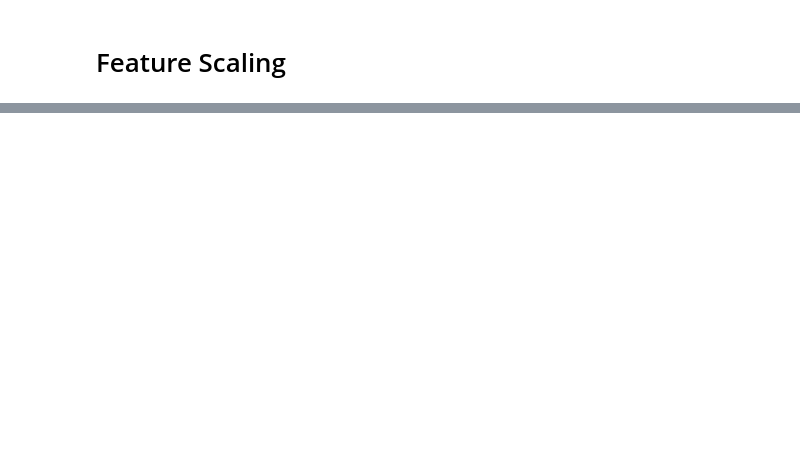
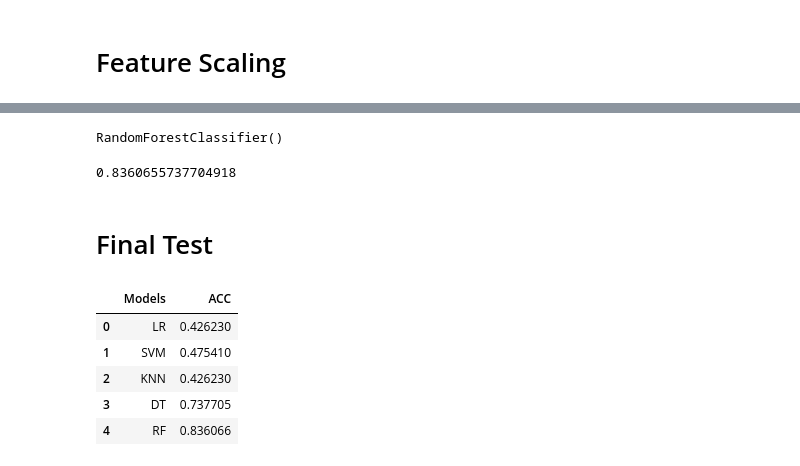
Before and after one commit to Arya-Deep-31/Heart, a Jupyter notebook: Heart_Disease_Analysis.ipynb, the cells around one changed output, grey strips where cells are left out. Saved outputs shown, nothing was run; the diff lists cells and outputs as text; code cells hidden in the pictures; blank space fills up the shorter version.

```diff
--- a/Heart_Disease_Analysis.ipynb
+++ b/Heart_Disease_Analysis.ipynb
@@ -306,0 +521,25 @@ data.head()
+# %%
+rf =  RandomForestClassifier()
+# %%
+rf.fit(X_train , Y_train)
+# %% [output]
+RandomForestClassifier()
+# %%
+Y_pred5 = rf.predict(X_test)
+# %%
+accuracy_score(Y_test , Y_pred5)
+# %% [output]
+0.8360655737704918
+# %% [markdown]
+# Final Test
+# %%
+final_data = pd.DataFrame({'Models' : ['LR','SVM','KNN','DT','RF'] , 'ACC' : [accuracy_score(Y_test , Y_pred1),accuracy_score(Y_test , Y_pred2),accuracy_score(Y_test , Y_pred3),accuracy_score(Y_test , Y_pred4),accuracy_score(Y_test , Y_pred5)]})
+# %%
+final_data
+# %% [output]
+|  | Models | ACC |
+| 0 | LR | 0.426230 |
+| 1 | SVM | 0.475410 |
+| 2 | KNN | 0.426230 |
+| 3 | DT | 0.737705 |
+| 4 | RF | 0.836066 |
```
Also changed, not shown: parts of 66 cells of this notebook.
